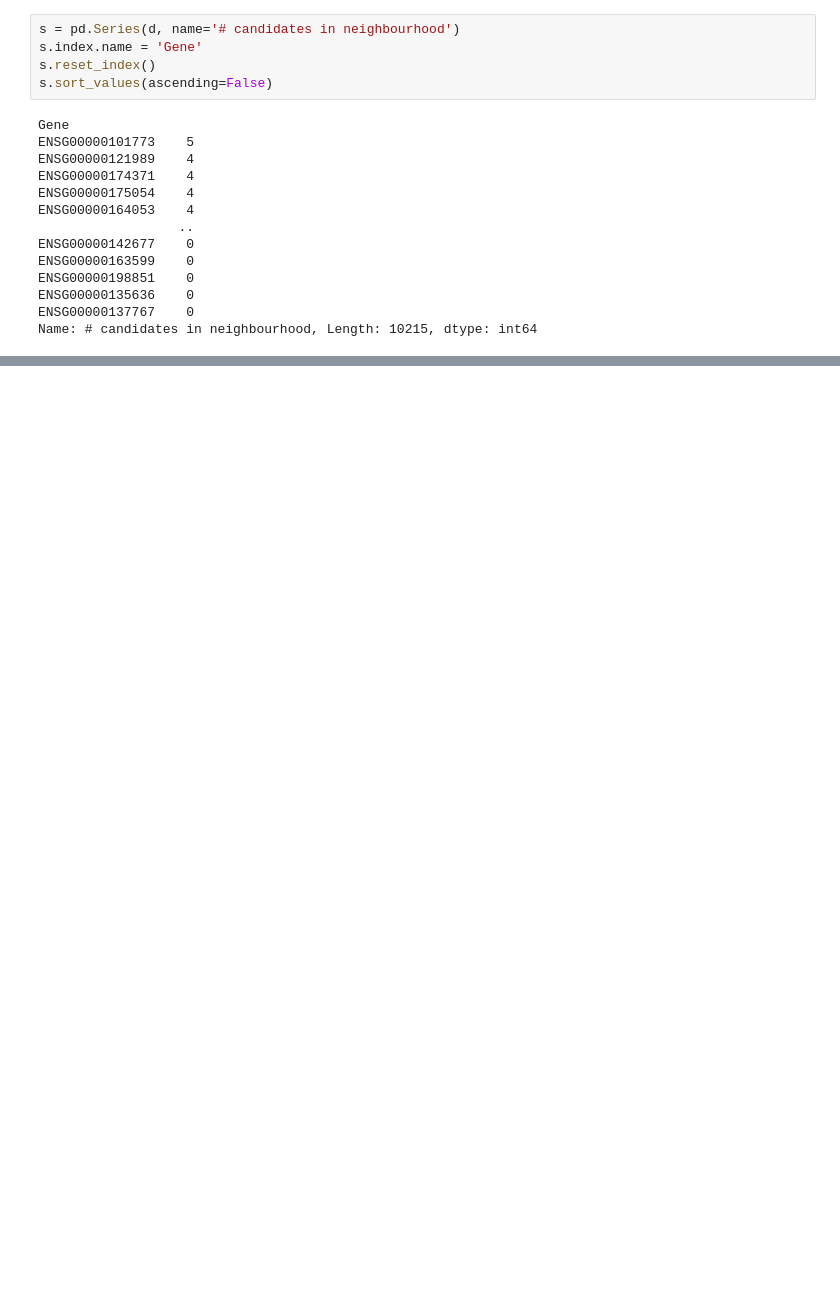
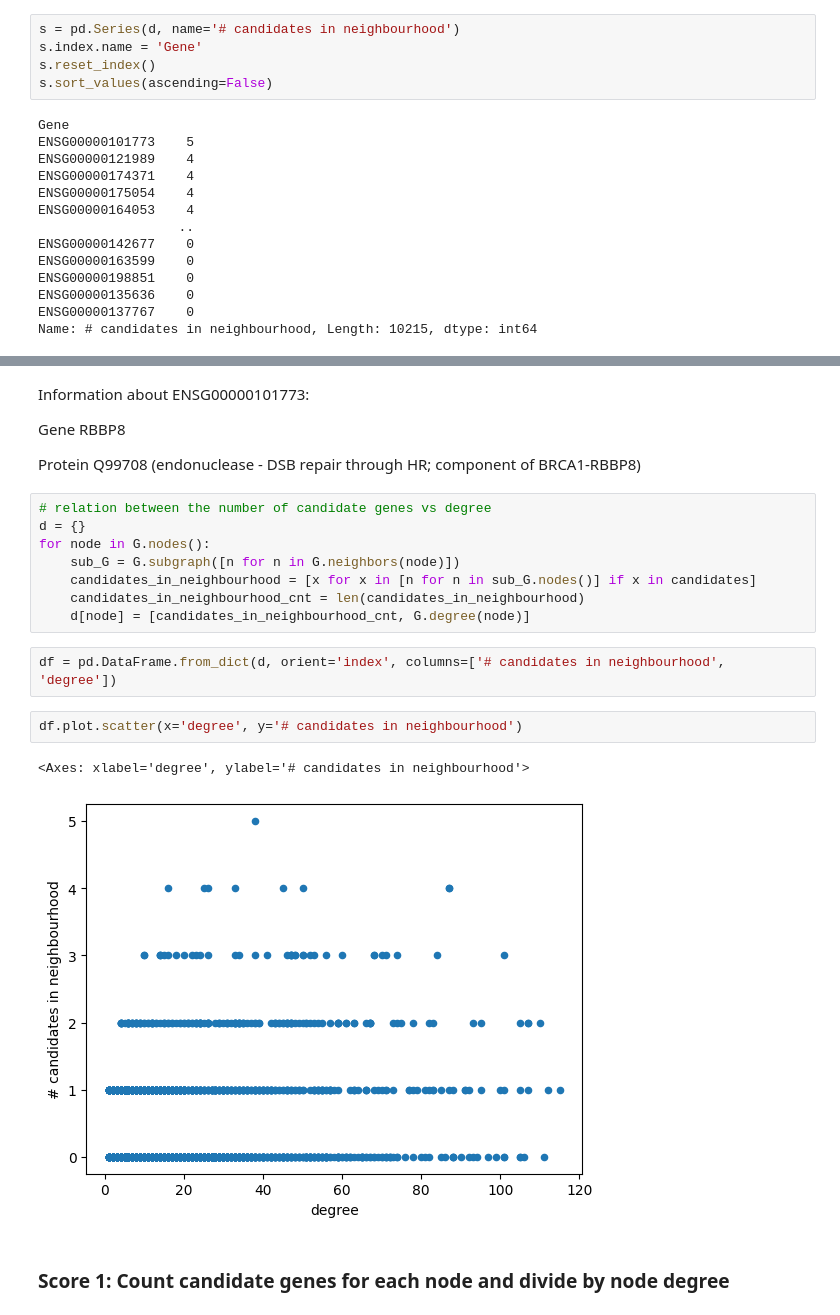
Before and after one commit to jjjk123/grexome-TIMC-Secondary-interactome, a Jupyter notebook: Interactome/humanInteractomeAnalysis.ipynb, the cells around one changed output, grey strips where cells are left out. Drawn from its saved outputs; the diff is of its cells as text; blank space fills up the shorter version.

```diff
--- a/Interactome/humanInteractomeAnalysis.ipynb
+++ b/Interactome/humanInteractomeAnalysis.ipynb
@@ -72,0 +92,23 @@ Text(0, 0.5, 'number of nodes')
+# %% [markdown]
+Information about ENSG00000101773:
+
+Gene RBBP8
+
+Protein Q99708 (endonuclease - DSB repair through HR; component of BRCA1-RBBP8)
+# %%
+# relation between the number of candidate genes vs degree
+d = {}
+for node in G.nodes():
+    sub_G = G.subgraph([n for n in G.neighbors(node)])
+    candidates_in_neighbourhood = [x for x in [n for n in sub_G.nodes()] if x in candidates]
+    candidates_in_neighbourhood_cnt = len(candidates_in_neighbourhood)
+    d[node] = [candidates_in_neighbourhood_cnt, G.degree(node)]
+# %%
+df = pd.DataFrame.from_dict(d, orient='index', columns=['# candidates in neighbourhood', 'degree'])
+# %%
+df.plot.scatter(x='degree', y='# candidates in neighbourhood')
+# %% [output]
+<Axes: xlabel='degree', ylabel='# candidates in neighbourhood'>
+[figure, added]
+# %% [markdown]
+### Score 1: Count candidate genes for each node and divide by node degree
```
Also changed, not shown: parts of 12 cells of this notebook.
